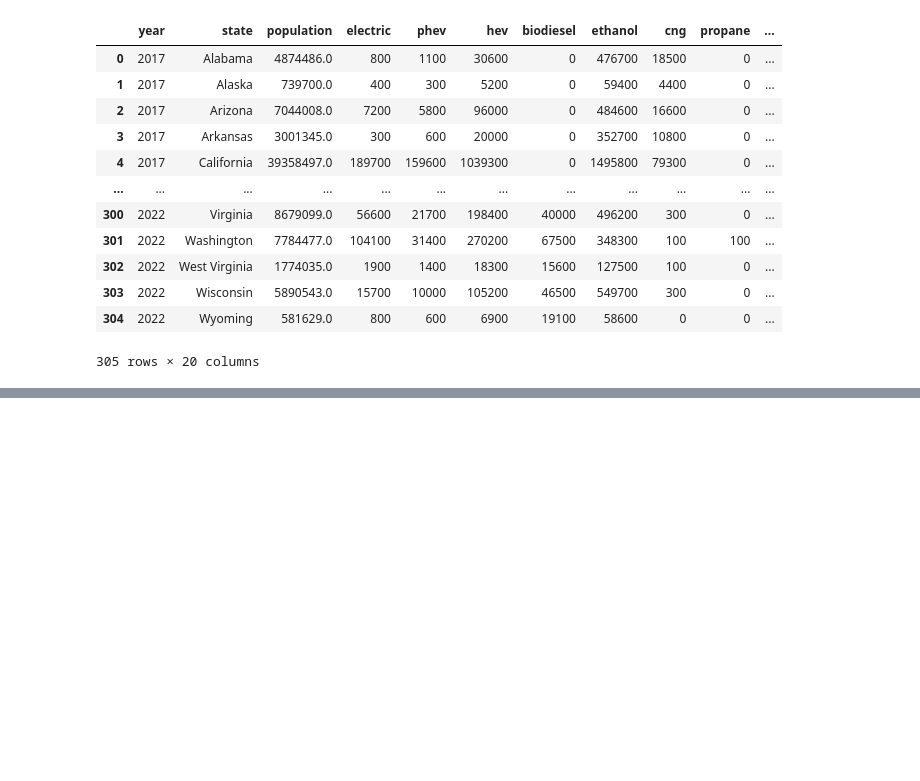
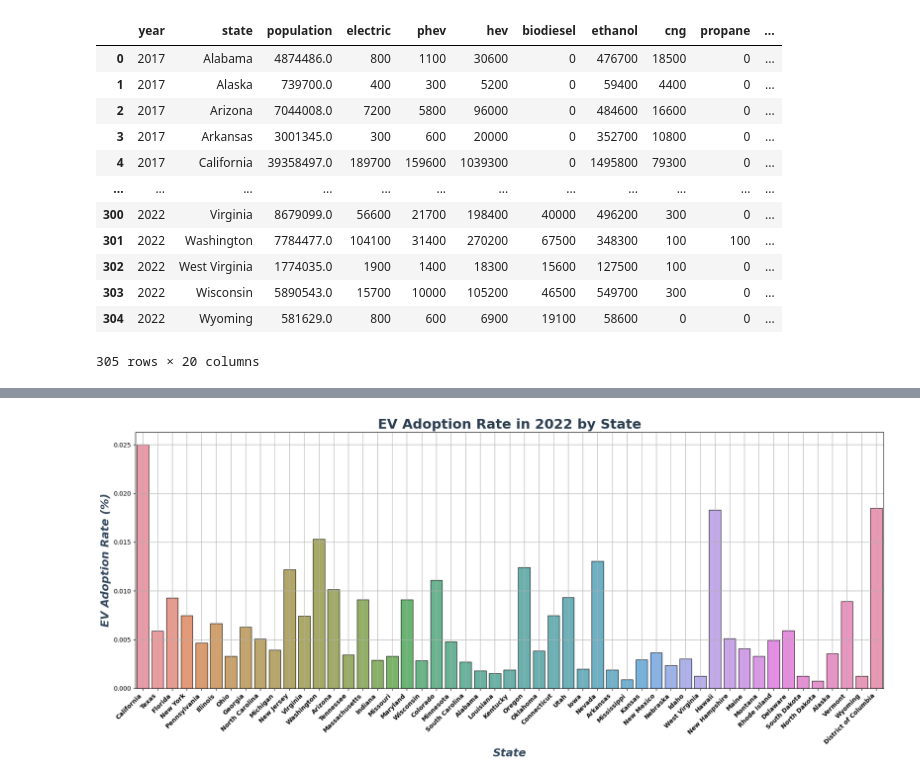
Before and after one commit to rune-encoder/Project-1, a Jupyter notebook: notebooks/individual_work/christian_exploration/christian_exploration.ipynb, the cells around one changed output, grey strips where cells are left out. Cells and saved outputs as stored; diff of their text form; code cells hidden in the pictures; blank space fills up the shorter version.

```diff
--- a/notebooks/individual_work/christian_exploration/christian_exploration.ipynb
+++ b/notebooks/individual_work/christian_exploration/christian_exploration.ipynb
@@ -37,0 +192,35 @@ df.loc[df["state"] == "Alabama"].sort_values(by="year")
+# %%
+# Filter the data for the year to plot
+year_to_plot = 2022
+year_df = df[df['year'] == year_to_plot].sort_values(by='population', ascending=False)
+
+# Create a figure and axis
+fig, ax = plt.subplots(figsize=(18, 8))
+
+# Create the plot using our custom function
+ax = custom_bar_plot(
+    year_df,
+    ax,
+    x='state',
+    y='ev_adoption_rate',
+    hue='state',
+    title=f'EV Adoption Rate in {year_to_plot} by State',
+    xlabel='State',
+    ylabel='EV Adoption Rate (%)'
+)
+
+# Rotate x-ticks for better readability
+plt.xticks(rotation=45, ha='right', fontweight='bold')
+
+# Adjust the layout
+plt.tight_layout()
+
+# Save the plot
+# file_name = f"ev_adoption_rate_in_{year_to_plot}_by_state.png"
+# file_path = Path(f"../../../../reports/figures/{file_name}")
+# plt.savefig(file_path, bbox_inches='tight')
+
+# Show the plot
+plt.show()
+# %% [output]
+[figure, added]
```
Also changed, not shown: parts of 15 cells of this notebook, 11 other files.
